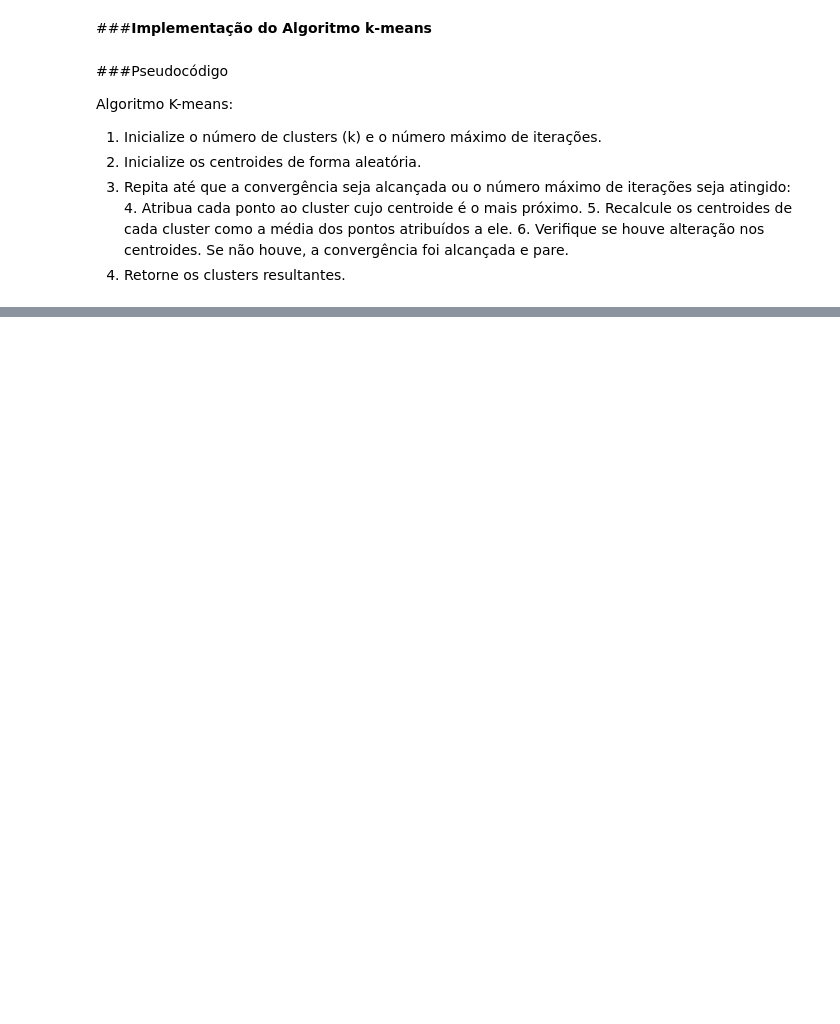
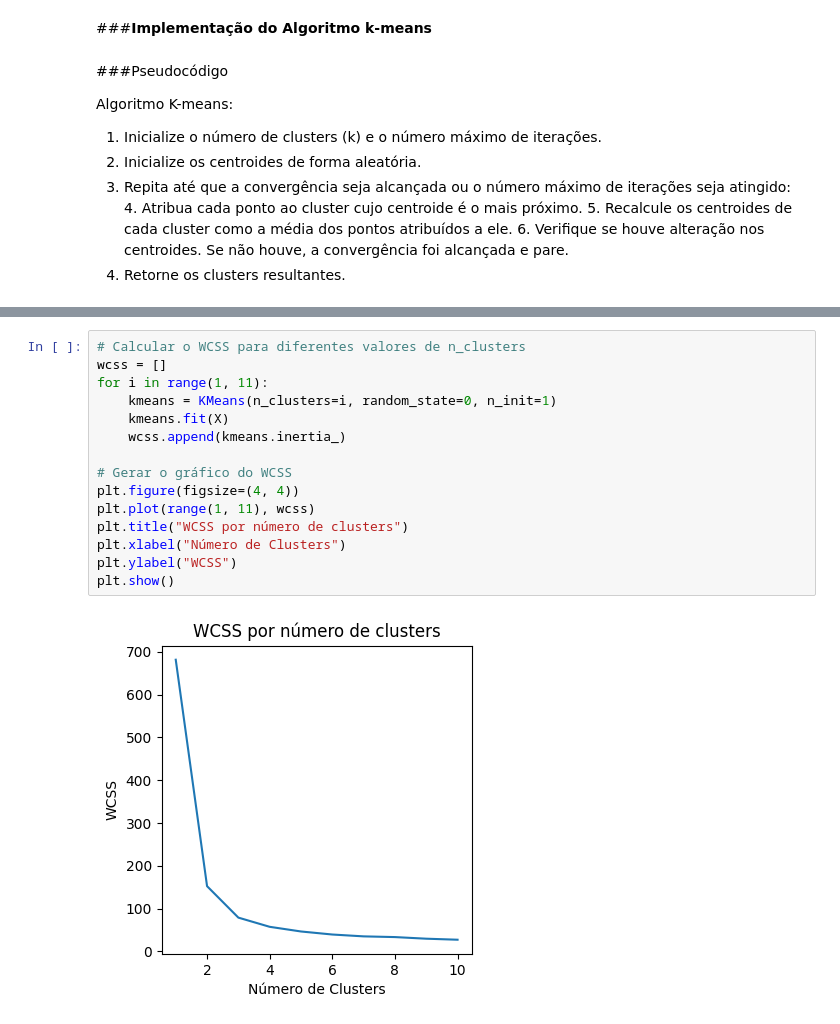
Before and after one commit to Fabkres/ArtificialIntelligence, a Jupyter notebook: KMeans.ipynb, the cells around one changed output, grey strips where cells are left out. Saved outputs shown, nothing was run; the diff lists cells and outputs as text; blank space fills up the shorter version.

```diff
--- a/KMeans.ipynb
+++ b/KMeans.ipynb
@@ -144,0 +188,17 @@ Total de iterações até convergir 7
+# %%
+# Calcular o WCSS para diferentes valores de n_clusters
+wcss = []
+for i in range(1, 11):
+    kmeans = KMeans(n_clusters=i, random_state=0, n_init=1)
+    kmeans.fit(X)
+    wcss.append(kmeans.inertia_)
+
+# Gerar o gráfico do WCSS
+plt.figure(figsize=(4, 4))
+plt.plot(range(1, 11), wcss)
+plt.title("WCSS por número de clusters")
+plt.xlabel("Número de Clusters")
+plt.ylabel("WCSS")
+plt.show()
+# %% [output]
+[figure, added]
```
Also changed, not shown: parts of 10 cells of this notebook.
